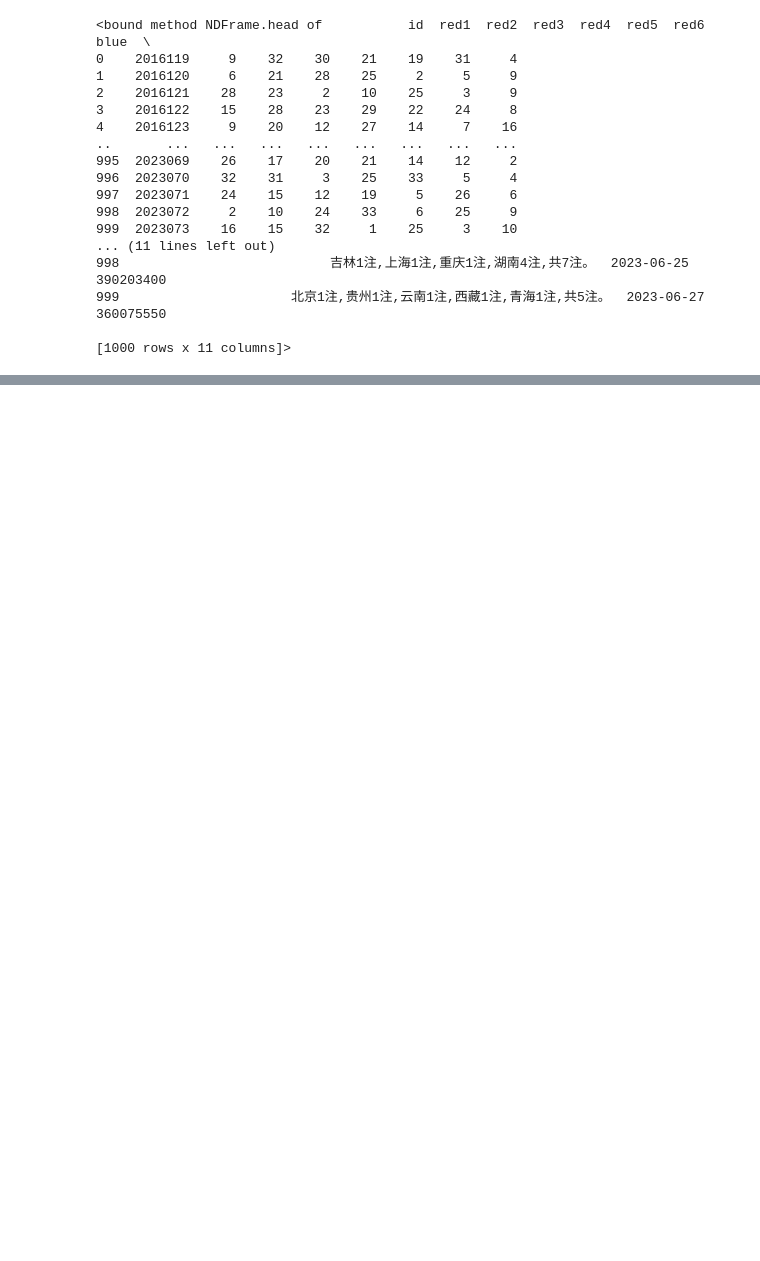
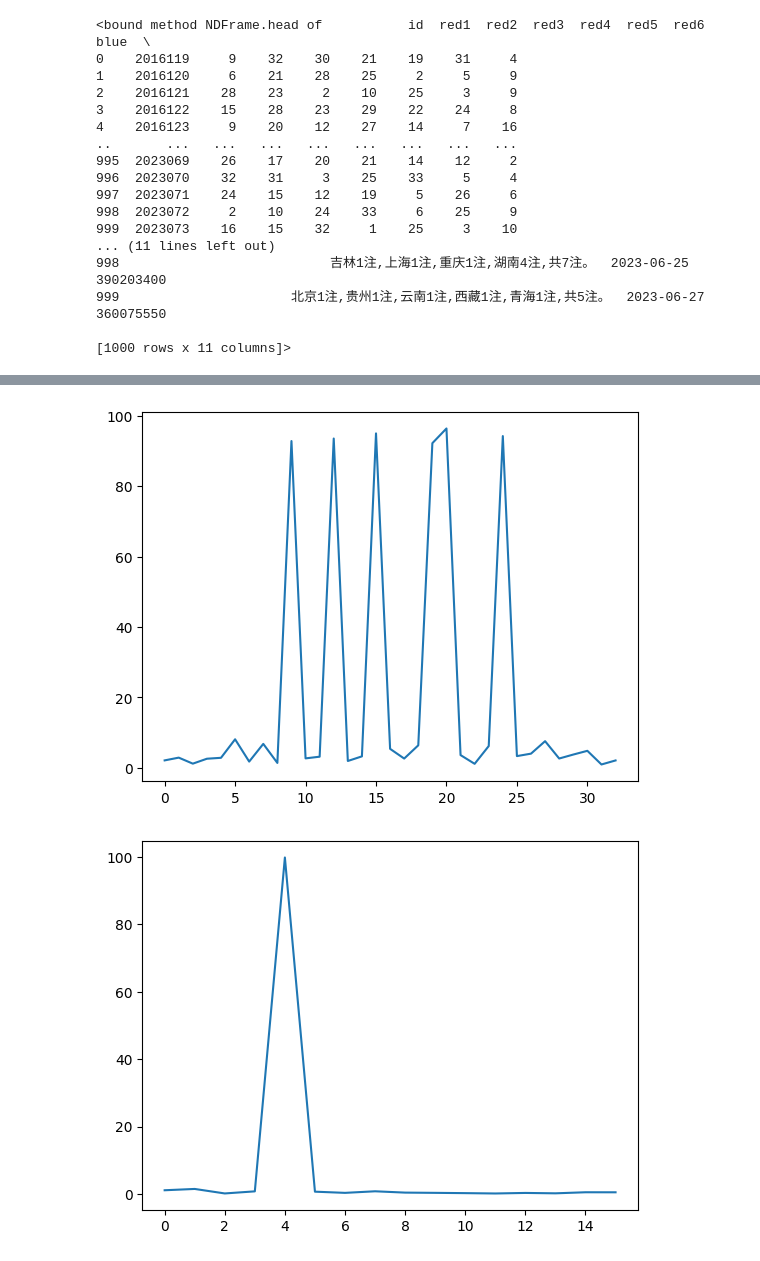
Before and after one commit to 911Boom/py_hw, a Jupyter notebook: Hw3/predict.ipynb, the cells around one changed output, grey strips where cells are left out. Saved outputs shown, nothing was run; the diff lists cells and outputs as text; code cells hidden in the pictures; blank space fills up the shorter version.

```diff
--- a/Hw3/predict.ipynb
+++ b/Hw3/predict.ipynb
@@ -80,0 +112,12 @@ for i in range(100):
+# %%
+import random
+TotScore = 0
+times = 100
+for i in range(times):
+    for i in range(100):
+        y_pred2 = random.sample(range(1, 34), 6)
+        y_pred2.append(random.randint(1, 16))
+        # print(y_pred2)
+        t = get_score(y_pred2, list(y_test.iloc[i]))
+        TotScore += t
+print(TotScore/times)
@@ -80,0 +126,8 @@ for i in range(100):
+# %%
+y_train1 = pd.DataFrame()
+for i in range(1,34):
+    y_train1['red'+str(i)] = 0
+for i in range(1,17):
+    y_train1['blue'+str(i)] = 0
+# print(y_test1.columns)
+y_train1.shape
@@ -80,0 +136,12 @@ for i in range(100):
+# %%
+for i in range(900):
+    # print(y_train.iloc[i])
+    y_train1.loc[i]=0
+    y_train1.loc[i]['red{}'.format(y_train.iloc[i][0])] = 1
+    y_train1.loc[i]['red{}'.format(y_train.iloc[i][1])] = 1
+    y_train1.loc[i]['red{}'.format(y_train.iloc[i][2])] = 1
+    y_train1.loc[i]['red{}'.format(y_train.iloc[i][3])] = 1
+    y_train1.loc[i]['red{}'.format(y_train.iloc[i][4])] = 1
+    y_train1.loc[i]['red{}'.format(y_train.iloc[i][5])] = 1
+    y_train1.loc[i]['blue{}'.format(y_train.iloc[i][6])] = 1
+y_train1
@@ -80,0 +198,6 @@ for i in range(100):
+# %%
+model1 = XGBRegressor()
+
+model1.fit(X_train, y_train1)
+y_pred1 = model1.predict(X_test)
+y_pred1
@@ -80,0 +218,9 @@ for i in range(100):
+# %%
+import matplotlib.pyplot as plt
+plt.plot(y_pred1[0][:33]*100)
+plt.show()
+plt.plot(y_pred1[0][33:]*100)
+plt.show()
+# %% [output]
+[figure, added]
+[figure, added]
```
Also changed, not shown: parts of 15 cells of this notebook, 13 other files.
